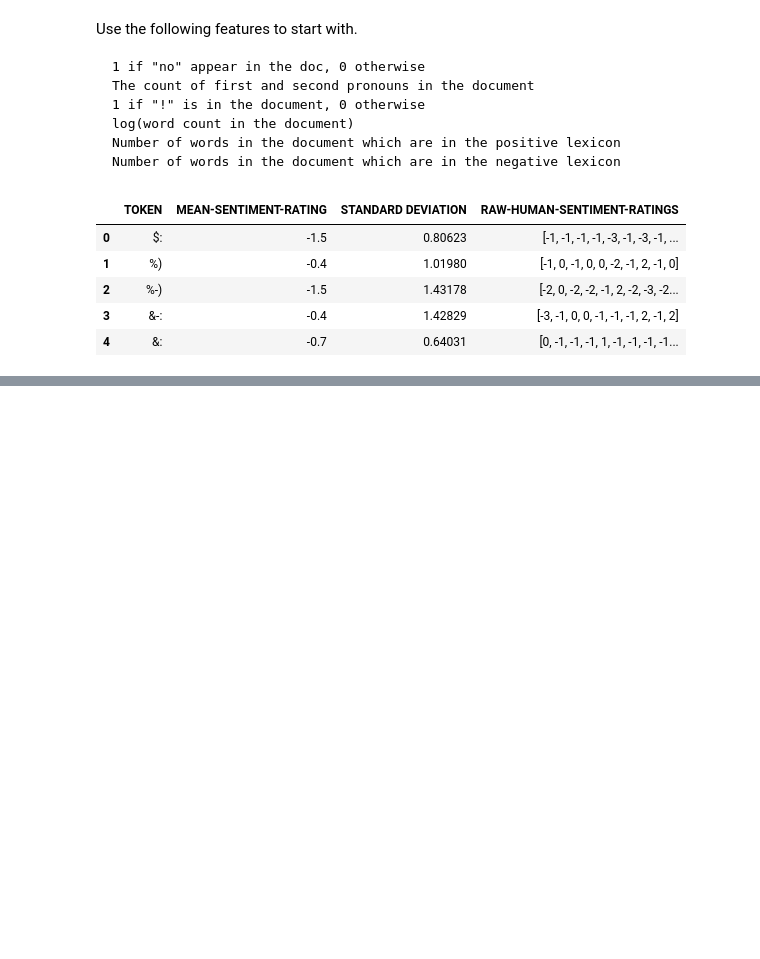
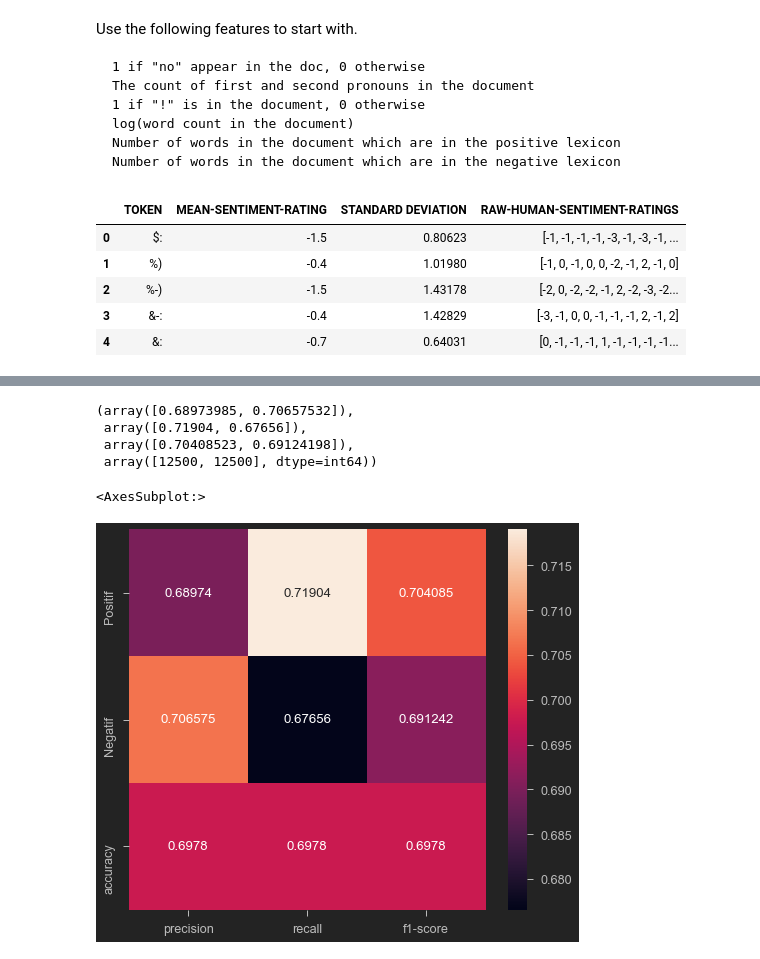
Before and after one commit to atomesZ/nlp, a Jupyter notebook: logistic_regression.ipynb, the cells around one changed output, grey strips where cells are left out. Saved outputs shown, nothing was run; the diff lists cells and outputs as text; code cells hidden in the pictures; blank space fills up the shorter version.

```diff
--- a/logistic_regression.ipynb
+++ b/logistic_regression.ipynb
@@ -101,2 +43,2 @@ vs
 # %%
-vs[vs['TOKEN'] == '}:)']['MEAN-SENTIMENT-RATING'].to_list()
+vs_dict = dict(zip(vs.TOKEN, vs["MEAN-SENTIMENT-RATING"]))
@@ -147 +45,32 @@ array(['Bromwell High is a cartoon comedy. It ran at the same time as some other
+# %%
+from multiprocessing import Pool
+
+nbr_features = 6
+def get_features(string):
+    threshold = 2
+    X0, X1, X2, X3, X4, X5 = 0,0,0,0,0,0
+    str_split = string.split()
+
+    if "no" in str_split:
+        X0 = 1
+
+
+    for word in str_split:
+        if word in vs_dict:
+            if vs_dict[word] < -threshold:
+                X5 += 1
+            elif vs_dict[word] > threshold:
+                X4 += 1
+        if word == "you" or word == "I":
+            X1 += 1
+
+    X2 = (string.find("!") != -1)
+    X3 = np.log(len(str_split))
+    return X0, X1, X2, X3, X4, X5
+
+def logistic_transformation(x):
+    res = np.zeros((len(x), nbr_features))
+    for i, elt in enumerate(x):
+        res[i][0], res[i][1],res[i][2],res[i][3],res[i][4], res[i][5] = get_features(elt)
+    return res
 # %%
@@ -164,0 +81,3 @@ lr_x_train
+# %%
+%%time
+lr_x_test = logistic_transformation(x_test)
@@ -167,4 +98,4 @@ from sklearn.linear_model import LogisticRegression
 # %%
 lr_x_train = np.array(lr_x_train)
 # %%
-lr = LogisticRegression(random_state=42).fit(arr, y_train)
+lr = LogisticRegression(random_state=42).fit(lr_x_train, y_train)
@@ -235,0 +116,7 @@ lr_x_test[0].to_list()
+# %%
+precision_recall_fscore_support(y_test, y_pred)
+# %% [output]
+(array([0.68973985, 0.70657532]),
+ array([0.71904, 0.67656]),
+ array([0.70408523, 0.69124198]),
+ array([12500, 12500], dtype=int64))
@@ -235,0 +126,9 @@ lr_x_test[0].to_list()
+# %%
+clf_report = classification_report(y_test,
+                                   y_pred,
+                                   target_names=["Positif", "Negatif"],
+                                   output_dict=True)
+sns.heatmap(pd.DataFrame(clf_report).iloc[:-1, :-2].T, annot=True, fmt='g')
+# %% [output]
+<AxesSubplot:>
+[figure, added]
```
Also changed, not shown: parts of 25 cells of this notebook.
